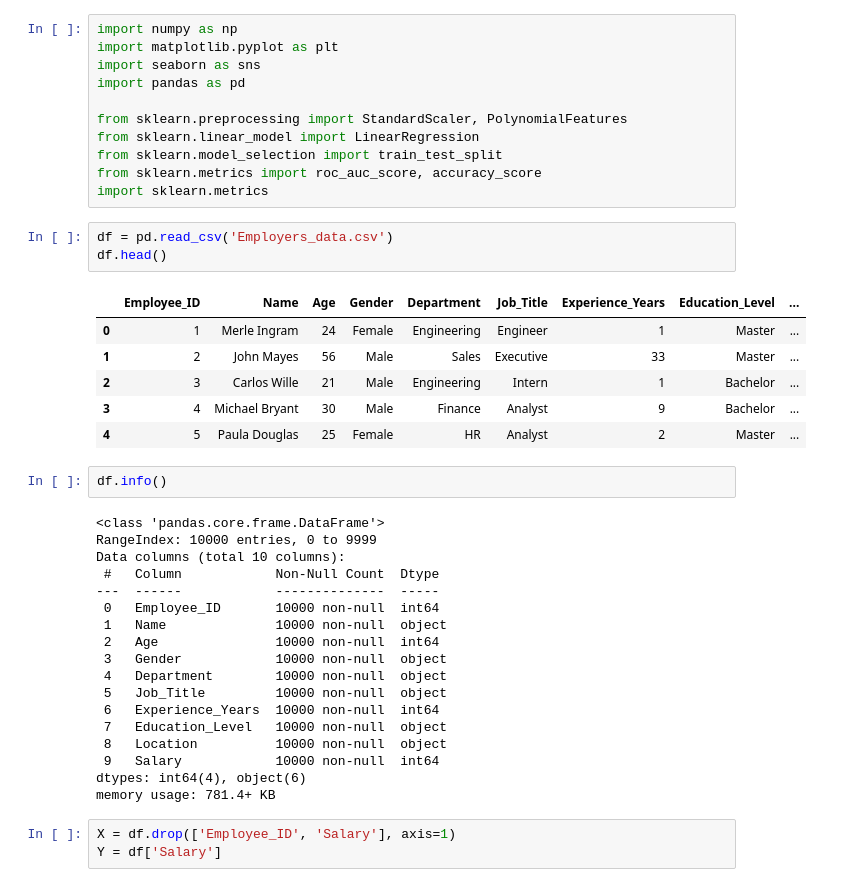
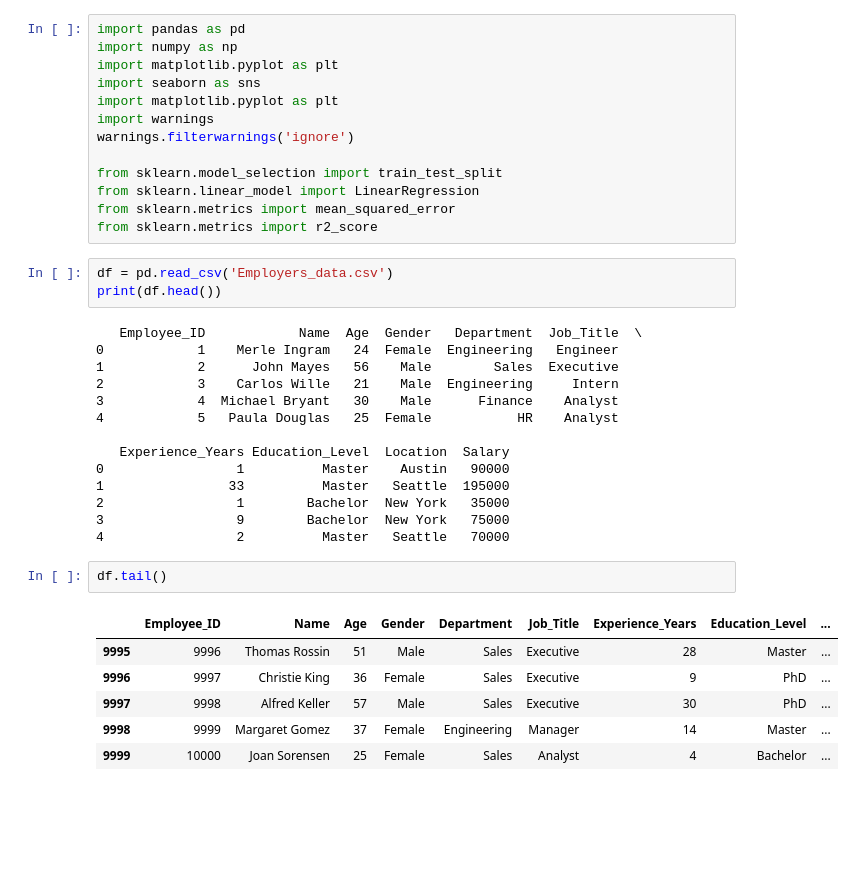
Before and after one commit to JamesFurdui/ML-Projects, a Jupyter notebook: Predict_Employee_Salary/Predict_Employee_Salary.ipynb, the cells around one changed output. Saved outputs shown, nothing was run; the diff lists cells and outputs as text; blank space fills up the shorter version.

Commit message:
Linear Regression Salary Prediction

```diff
--- a/Predict_Employee_Salary/Predict_Employee_Salary.ipynb
+++ b/Predict_Employee_Salary/Predict_Employee_Salary.ipynb
@@ -1,44 +1,39 @@
 # %%
+import pandas as pd
 import numpy as np
 import matplotlib.pyplot as plt
 import seaborn as sns
-import pandas as pd
+import matplotlib.pyplot as plt
+import warnings
+warnings.filterwarnings('ignore')
 
-from sklearn.preprocessing import StandardScaler, PolynomialFeatures
+from sklearn.model_selection import train_test_split
 from sklearn.linear_model import LinearRegression
-from sklearn.model_selection import train_test_split
-from sklearn.metrics import roc_auc_score, accuracy_score
-import sklearn.metrics
+from sklearn.metrics import mean_squared_error
+from sklearn.metrics import r2_score
 # %%
 df = pd.read_csv('Employers_data.csv')
-df.head()
+print(df.head())
 # %% [output]
-|  | Employee_ID | Name | Age | Gender | Department | Job_Title | Experience_Years | Education_Level | ... |
-| 0 | 1 | Merle Ingram | 24 | Female | Engineering | Engineer | 1 | Master | ... |
-| 1 | 2 | John Mayes | 56 | Male | Sales | Executive | 33 | Master | ... |
-| 2 | 3 | Carlos Wille | 21 | Male | Engineering | Intern | 1 | Bachelor | ... |
-| 3 | 4 | Michael Bryant | 30 | Male | Finance | Analyst | 9 | Bachelor | ... |
-| 4 | 5 | Paula Douglas | 25 | Female | HR | Analyst | 2 | Master | ... |
+   Employee_ID            Name  Age  Gender   Department  Job_Title  \
+0            1    Merle Ingram   24  Female  Engineering   Engineer
+1            2      John Mayes   56    Male        Sales  Executive
+2            3    Carlos Wille   21    Male  Engineering     Intern
+3            4  Michael Bryant   30    Male      Finance    Analyst
+4            5   Paula Douglas   25  Female           HR    Analyst
+
+   Experience_Years Education_Level  Location  Salary
+0                 1          Master    Austin   90000
+1                33          Master   Seattle  195000
+2                 1        Bachelor  New York   35000
+3                 9        Bachelor  New York   75000
+4                 2          Master   Seattle   70000
 # %%
-df.info()
+df.tail()
 # %% [output]
-<class 'pandas.core.frame.DataFrame'>
-RangeIndex: 10000 entries, 0 to 9999
-Data columns (total 10 columns):
- #   Column            Non-Null Count  Dtype
----  ------            --------------  -----
- 0   Employee_ID       10000 non-null  int64
- 1   Name              10000 non-null  object
- 2   Age               10000 non-null  int64
- 3   Gender            10000 non-null  object
- 4   Department        10000 non-null  object
- 5   Job_Title         10000 non-null  object
- 6   Experience_Years  10000 non-null  int64
- 7   Education_Level   10000 non-null  object
- 8   Location          10000 non-null  object
- 9   Salary            10000 non-null  int64
-dtypes: int64(4), object(6)
-memory usage: 781.4+ KB
+|  | Employee_ID | Name | Age | Gender | Department | Job_Title | Experience_Years | Education_Level | ... |
+| 9995 | 9996 | Thomas Rossin | 51 | Male | Sales | Executive | 28 | Master | ... |
+| 9996 | 9997 | Christie King | 36 | Female | Sales | Executive | 9 | PhD | ... |
+| 9997 | 9998 | Alfred Keller | 57 | Male | Sales | Executive | 30 | PhD | ... |
+| 9998 | 9999 | Margaret Gomez | 37 | Female | Engineering | Manager | 14 | Master | ... |
+| 9999 | 10000 | Joan Sorensen | 25 | Female | Sales | Analyst | 4 | Bachelor | ... |
-# %%
-X = df.drop(['Employee_ID', 'Salary'], axis=1)
-Y = df['Salary']
```
Also changed, not shown: parts of 11 cells of this notebook, 1 other file.
